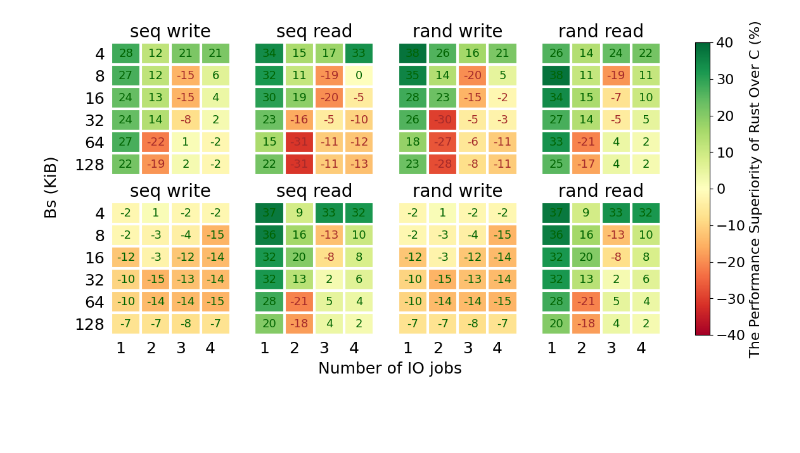
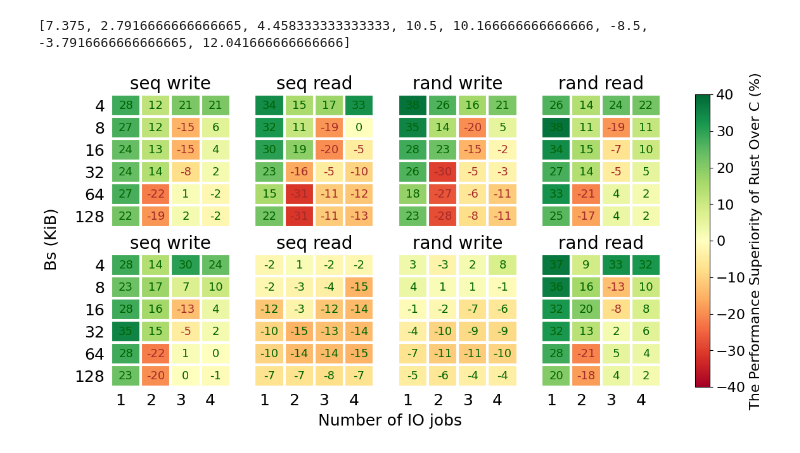
Before and after one commit to Richardhongyu/rfl_empirical_tools, a Jupyter notebook: figures_ppt/figure5.ipynb, the cells around one changed output. Drawn from its saved outputs; the diff is of its cells as text; code cells hidden in the pictures; blank space fills up the shorter version.

```diff
--- a/figures_ppt/figure5.ipynb
+++ b/figures_ppt/figure5.ipynb
@@ -10,10 +10,13 @@ np.random.seed(19680801)
 data_sched = np.load("out_np_1_10.npy").T
 data_none = np.load("out_np.npy").T
 data = [data_sched, data_none]
+sched = np.array([])
+none = np.array([])
 bs = [4,8,16,32,64,128]
-# bs = bs[1:5]
+# bs = bs[2:6]
 jobs = [1,2,3,4]
 data_index = [0,1,3,4]
+avg = []
 # title = np.array(['seq write', 'seq read', 'seq readwrite', 'rand write', 'rand read', 'rand readwrite']).reshape(2,3)
 title = ['seq write', 'seq read', 'rand write', 'rand read']
 label_font_conf = {
@@ -139,32 +142,50 @@ def annotate_heatmap(im, data=None, valfmt="{x:.2f}",
             text = im.axes.text(j, i, valfmt(data[i, j], None), **kw)
             texts.append(text)
 
     return texts
 
 fig, axs = plt.subplots(2,4,figsize=(14,6),dpi=100)
 jobs_y = 0
 fig.supylabel("Bs (KiB)", x=0.05, y=jobs_y+0.5, **label_font_conf)
 fig.supxlabel("Number of IO jobs", x=0.44, y=jobs_y, **label_font_conf)
 
 images = []
 for i in range(2):
     for j in range(4):
-        im, cbar = heatmap(data[i][data_index[((i + 1) * (j + 1) - 1)%4]].reshape(6,6)[:, :4], bs, jobs, ax=axs[i,j], cmap="RdYlGn", aspect='auto', vmin=-40, vmax=40)
+        matrix = data[i][data_index[j]].reshape(6,6)[:, :4]
+        # matrix = data[i][data_index[j]].reshape(6,6)[2:6, :4]
+        # if i == 0:
+        #     if sched.shape[0] == 0:
+        #         sched = matrix
+        #     else:
+        #         sched = np.concatenate((sched, matrix), axis=1)
+        # else:
+        #     if none.shape[0] == 0:
+        #         none = matrix
+        #     else:
+        #         none = np.concatenate((none, matrix), axis=1)
+        avg.append(np.mean(matrix))
+        im, cbar = heatmap(matrix, bs, jobs, ax=axs[i,j], cmap="RdYlGn", aspect='auto', vmin=-40, vmax=40)
         images.append(im)
         texts = annotate_heatmap(im, valfmt="{x:.0f}", fontsize=13, textcolors=("#A52A2A", "darkgreen"))
         axs[i, j].label_outer()
         axs[i, j].set_title(title[j], fontsize=20)
+# avg_sched = np.mean(sched)
+# avg_none = np.mean(none)
+# print(f'avg_sched: {avg_sched}, avg_none: {avg_none}')
+print(avg)
 
 # 自适应创建colorbar的范围
 # vmin = min(image.get_array().min() for image in images)
 # vmax = max(image.get_array().max() for image in images)
 # norm = colors.Normalize(vmin=vmin, vmax=vmax)
 # for im in images:
 #     im.set_norm(norm)
 
 cbar = fig.colorbar(images[0], ax=axs, pad=0.05)
 cbar.ax.tick_params(labelsize=16)
 cbar.set_label("The Performance Superiority of Rust Over C (%)", size=16)
 plt.savefig("./figure5.pdf", bbox_inches="tight")
 # %% [output]
+[7.375, 2.7916666666666665, 4.458333333333333, 10.5, 10.166666666666666, -8.5, -3.7916666666666665, 12.041666666666666]
-[figure, old version]
+[figure, new version]
```
Also changed, not shown: 3 other files.
